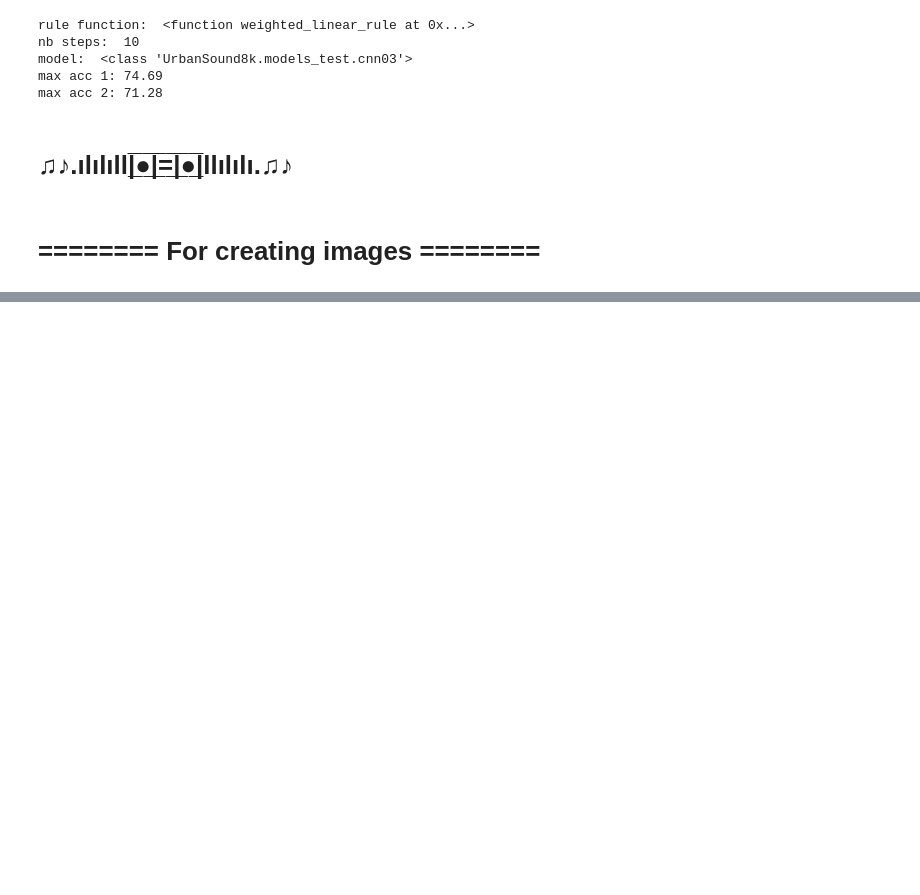
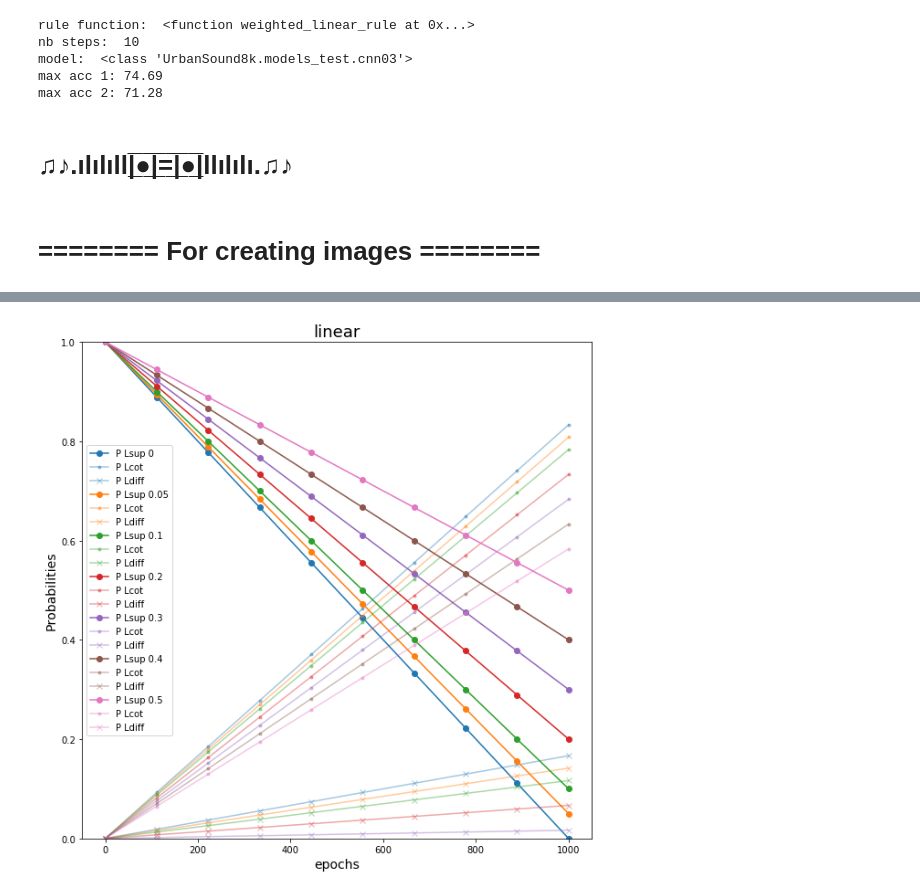
Before and after one commit to lcances/Deep-Co-Training, a Jupyter notebook: UrbanSound8k/notebooks/co-training_independant-loss.ipynb, the cells around one changed output, grey strips where cells are left out. Saved outputs shown, nothing was run; the diff lists cells and outputs as text; code cells hidden in the pictures; blank space fills up the shorter version.

```diff
--- a/UrbanSound8k/notebooks/co-training_independant-loss.ipynb
+++ b/UrbanSound8k/notebooks/co-training_independant-loss.ipynb
@@ -975,0 +996,35 @@ plt.plot(hop_length, sup_steps)
+# %%
+plsup_mini = [0, 0.05, 0.1, 0.2, 0.3, 0.4, 0.5]
+colors = ["C0", "C1", "C2", "C3", "C4", "C5", "C6"]
+
+plt.figure(0, figsize=(10, 10))
+
+
+for i, pm in enumerate(plsup_mini):
+    rules = rule_maker(linear_rule, step, cycle=cycle, beta=beta, plsup_mini=pm)
+
+    lsup = np.asarray([rules[k]["lsup"] for k in rules])
+    lcot = np.asarray([rules[k]["lcot"] for k in rules])
+    ldiff = np.asarray([rules[k]["ldiff"] for k in rules])
+    steps = [k for k in rules]
+
+
+    plt.title("linear", fontsize=18)
+    plt.xlabel("epochs", fontsize=14)
+    plt.ylabel("Probabilities", fontsize=14)
+    plt.ylim(0, 1)
+
+    #     plt.bar(range(len(steps)), lsup, bottom=0, label="P lsup")
+    #     plt.bar(range(len(steps)), lcot, bottom=lsup, label="P lcot")
+    #     plt.bar(range(len(steps)), ldiff, bottom=lsup+lcot, label="P ldiff")
+    #     xticks = ["%d" % s for s in steps]
+    #     plt.xticks(range(len(steps)), xticks)
+
+    plt.plot(steps, lsup, marker="o", color=colors[i], label="P Lsup %s" % pm)
+    plt.plot(steps, lcot, marker=".", color=colors[i], alpha = 0.40, label="P Lcot")
+    plt.plot(steps, ldiff, marker="x", color=colors[i], alpha = 0.40, label="P Ldiff")
+
+plt.legend()
+plt.show()
+# %% [output]
+[figure, added]
```
Also changed, not shown: parts of 9 cells of this notebook.
